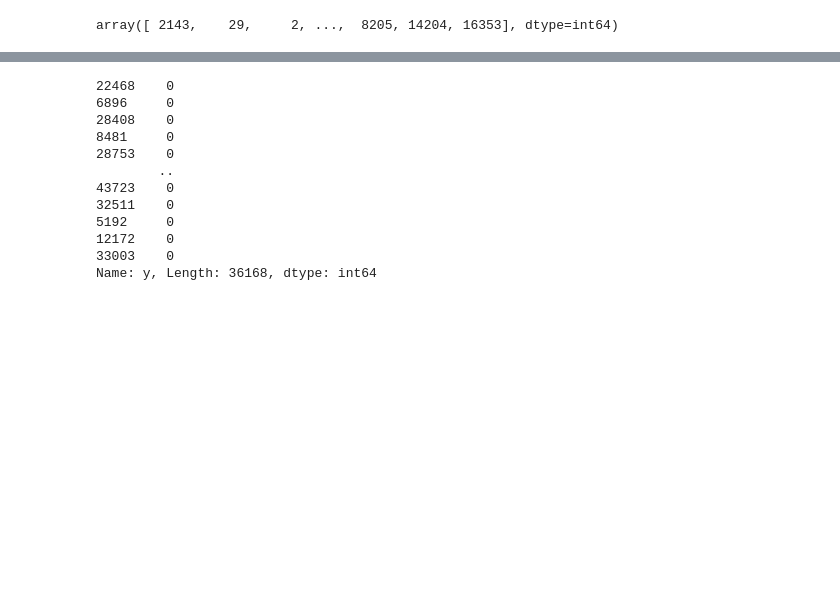
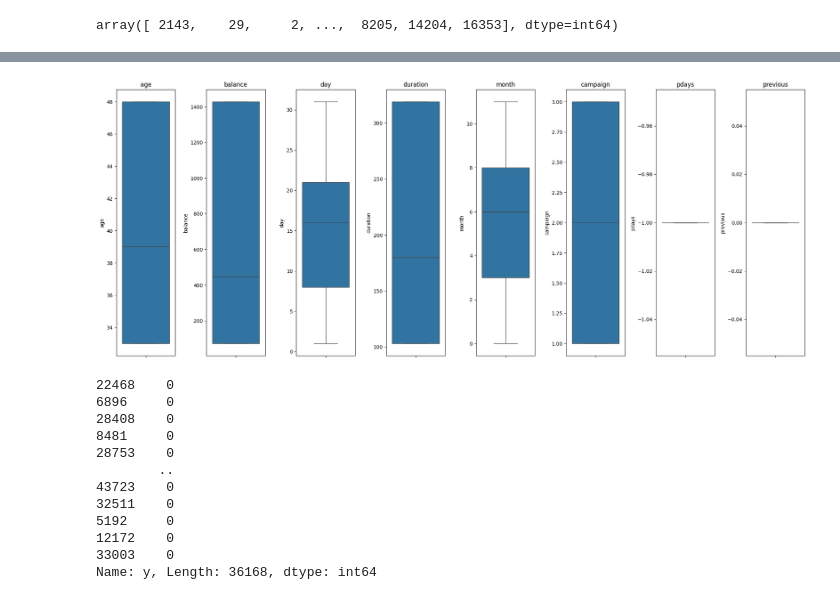
Before and after one commit to Dulina77/bank-marketing-prediction, a Jupyter notebook: Notebooks/cw1.ipynb, the cells around one changed output, grey strips where cells are left out. Cells and saved outputs as stored; diff of their text form; code cells hidden in the pictures; blank space fills up the shorter version.

Commit message:
Handled outliers and plotted correlation values

```diff
--- a/Notebooks/cw1.ipynb
+++ b/Notebooks/cw1.ipynb
@@ -136,3 +152,24 @@ array([ 2143,    29,     2, ...,  8205, 14204, 16353], dtype=int64)
+# %%
+outlier_columns = ['age','balance','duration','campaign','pdays','previous']
+
+for i in range(len(outlier_columns)):
+    lower_bound = data_encoded[outlier_columns[i]].quantile(0.25)
+    upper_bound = data_encoded[outlier_columns[i]].quantile(0.75)
+    data_encoded[outlier_columns[i]] = data_encoded[outlier_columns[i]].clip(lower=lower_bound, upper=upper_bound)
+
+numeric_columns = ['age','balance','day','duration','month','campaign','pdays','previous']
+
+plt.figure(figsize=(20,8))
+
+for i in range(len(numeric_columns)):
+    plt.subplot(1, len(numeric_columns), i + 1)
+    sns.boxplot(data=data_encoded, y= numeric_columns[i])
+    plt.title(numeric_columns[i])
+
+plt.tight_layout()
+plt.show()
+# %% [output]
+[figure, added]
 # %%
 x = data_encoded.drop(['y'],axis=1)
 y = data_encoded['y']
```
Also changed, not shown: parts of 10 cells of this notebook.
